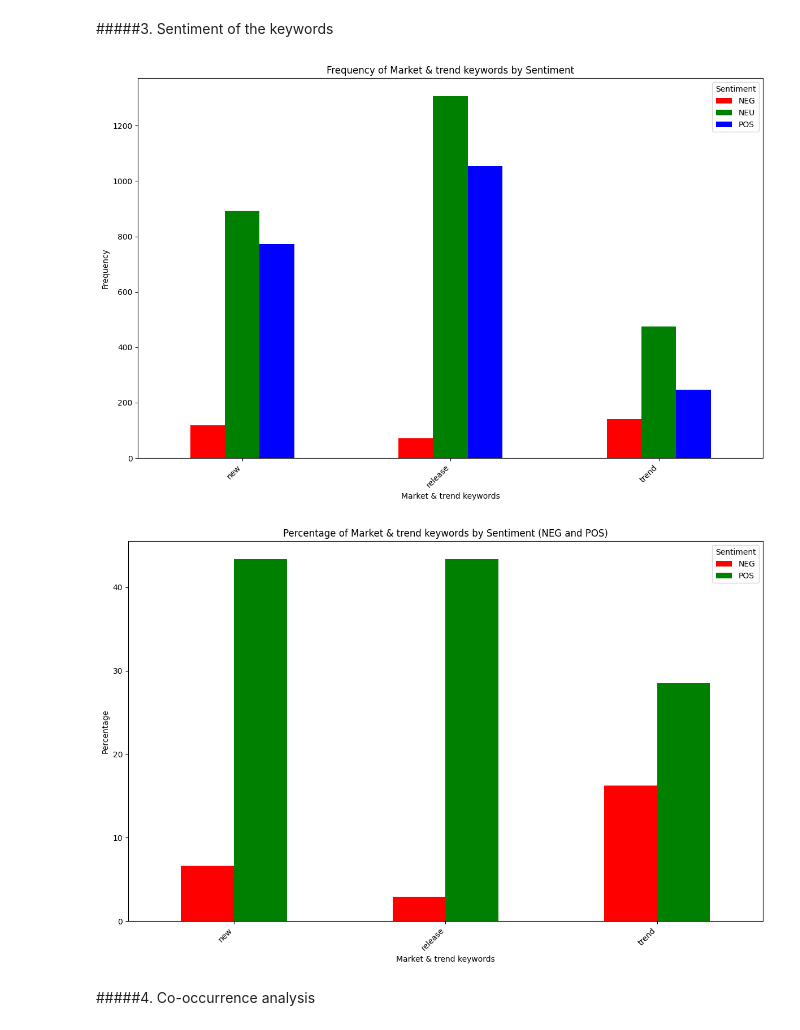
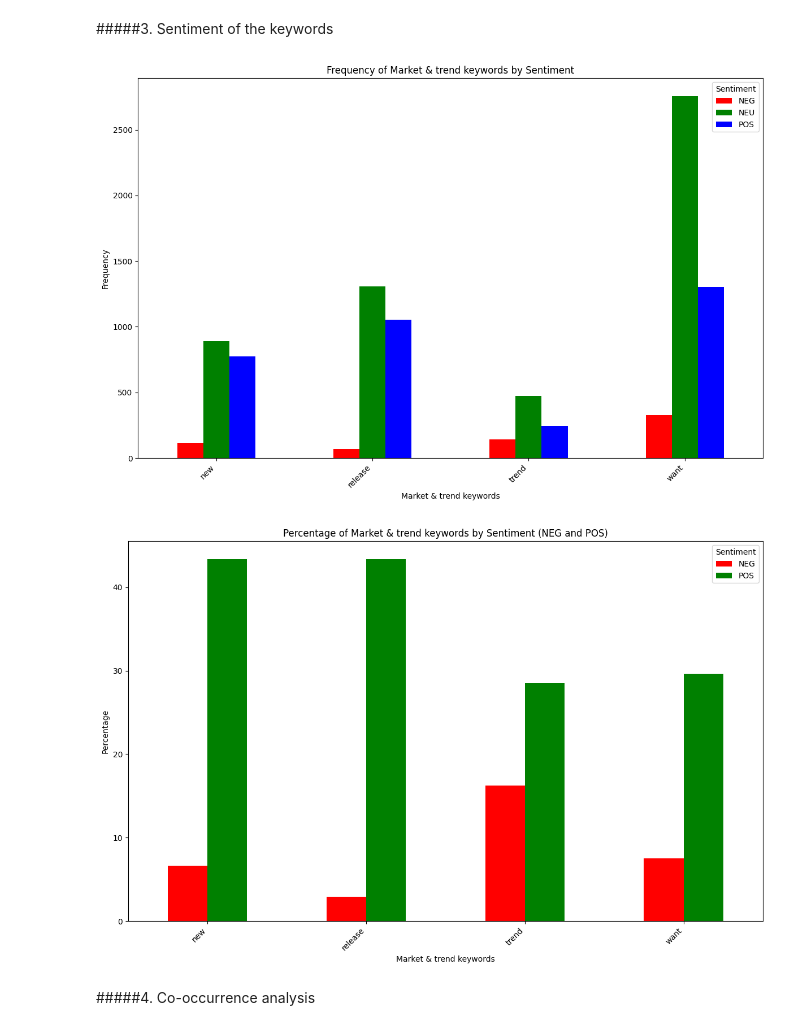
Before and after one commit to hoangquang0601/FYP_Python, a Jupyter notebook: FYP_Labelling_after_Preprocessing_approach.ipynb, the cells around one changed output. Drawn from its saved outputs; the diff is of its cells as text; code cells hidden in the pictures.

```diff
--- a/FYP_Labelling_after_Preprocessing_approach.ipynb
+++ b/FYP_Labelling_after_Preprocessing_approach.ipynb
@@ -3316,7 +3316,8 @@ from tqdm import tqdm
 market_trend_ketwords = {
 'new': ['new','newly','fresh','recent'],
 'release': ['release','launch','introduce'],
-'trend': ['trend','popular','famous','hot','top','best']
+'trend': ['trend','popular','famous','hot','top','best'],
+'want': ['want','desire','need','wish'],
 }
 
 # Initialize an empty list to store the frequency counts
@@ -3353,7 +3354,7 @@ plt.show()
 # Save the df_product_by_function DataFrame
 df_product_by_function.to_csv('df_market_trend_keyword_sentiment_1.csv', index=False)
 # %% [output]
-[figure, old version]
+[figure, new version]
 # %%
 import pandas as pd
 import matplotlib.pyplot as plt
@@ -3364,7 +3365,8 @@ from tqdm import tqdm
 market_trend_ketwords = {
 'new': ['new','newly','fresh','recent'],
 'release': ['release','launch','introduce'],
-'trend': ['trend','popular','famous','hot','top','best']
+'trend': ['trend','popular','famous','hot','top','best'],
+'want': ['want','desire','need','wish'],
 }
 
 # Initialize an empty list to store the frequency counts
@@ -3381,34 +3383,34 @@ for category, subcategories in tqdm(market_trend_ketwords.items(), desc="Market
 
 # Create a new DataFrame with the frequency counts
 df_product_by_function = pd.DataFrame(frequency_counts, columns=['Category', 'Subcategory', 'Sentiment', 'Frequency'])
 
 # Group by Category and Sentiment and sum the frequencies
 df_summary = df_product_by_function.groupby(['Category', 'Sentiment'])['Frequency'].sum().reset_index()
 
 # Pivot the data for plotting, including only NEG and POS sentiments
 df_pivot = df_summary.pivot(index='Category', columns='Sentiment', values='Frequency').fillna(0)
 
 # Calculate the total frequencies for each category
 df_pivot['Total'] = df_pivot.sum(axis=1)
 
 # Calculate the percentage for NEG and POS sentiments
 df_pivot['NEG'] = (df_pivot['NEG'] / df_pivot['Total']) * 100
 df_pivot['POS'] = (df_pivot['POS'] / df_pivot['Total']) * 100
 
 # Drop the 'Total' column as it is no longer needed for plotting
 df_pivot = df_pivot[['NEG', 'POS']]
 
 # Plotting the grouped bar chart
 df_pivot.plot(kind='bar', figsize=(12, 8), color=['red', 'green'])
 plt.xlabel('Market & trend keywords')
 plt.ylabel('Percentage')
 plt.title('Percentage of Market & trend keywords by Sentiment (NEG and POS)')
 plt.xticks(rotation=45, ha='right')
 plt.legend(title='Sentiment')
 plt.tight_layout()
 plt.show()
 # %% [output]
-[figure, old version]
+[figure, new version]
 # %% [markdown]
 #####4. Co-occurrence analysis
 # %%
```
Also changed, not shown: parts of 15 cells of this notebook, 4 other files.
